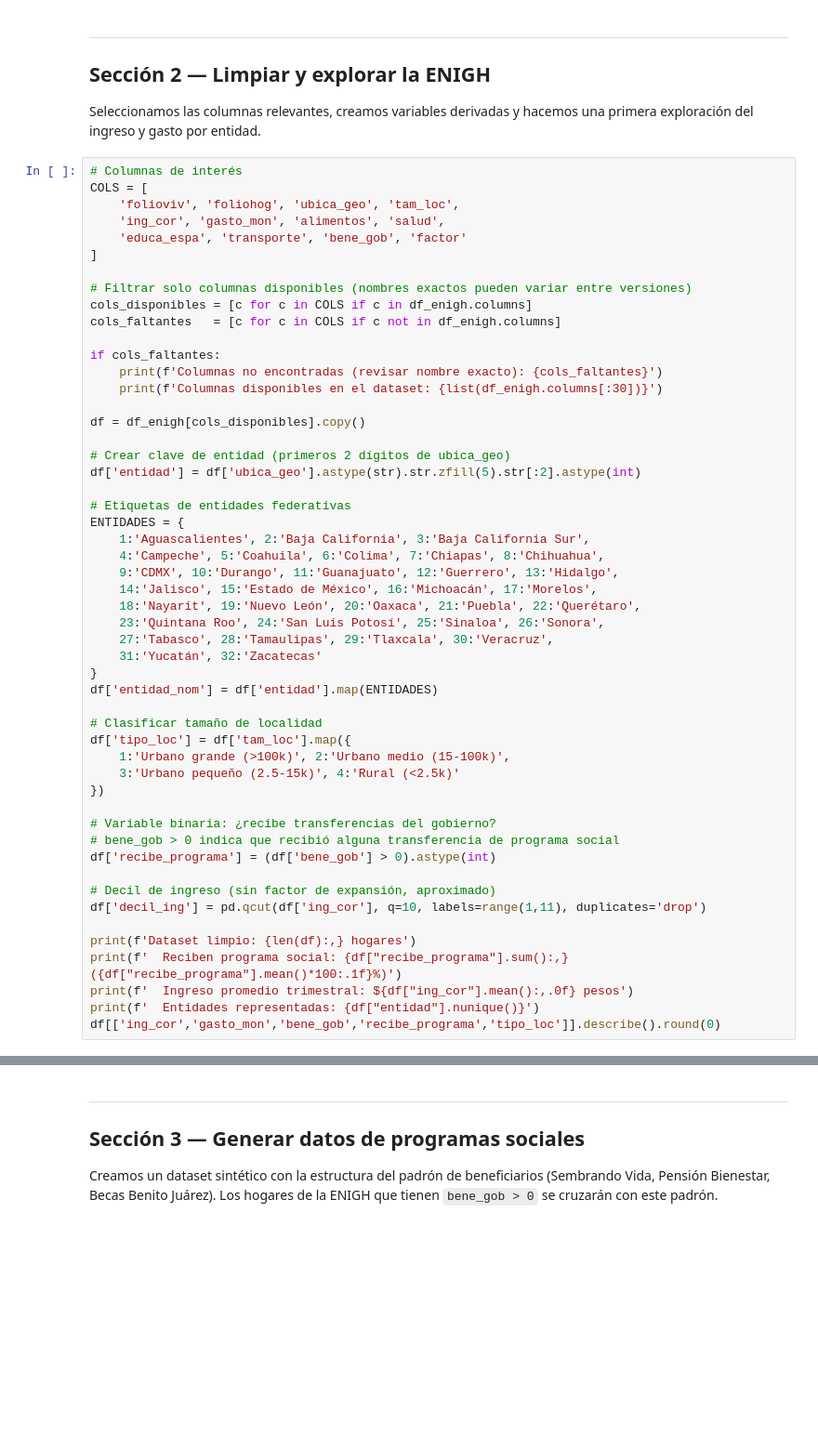
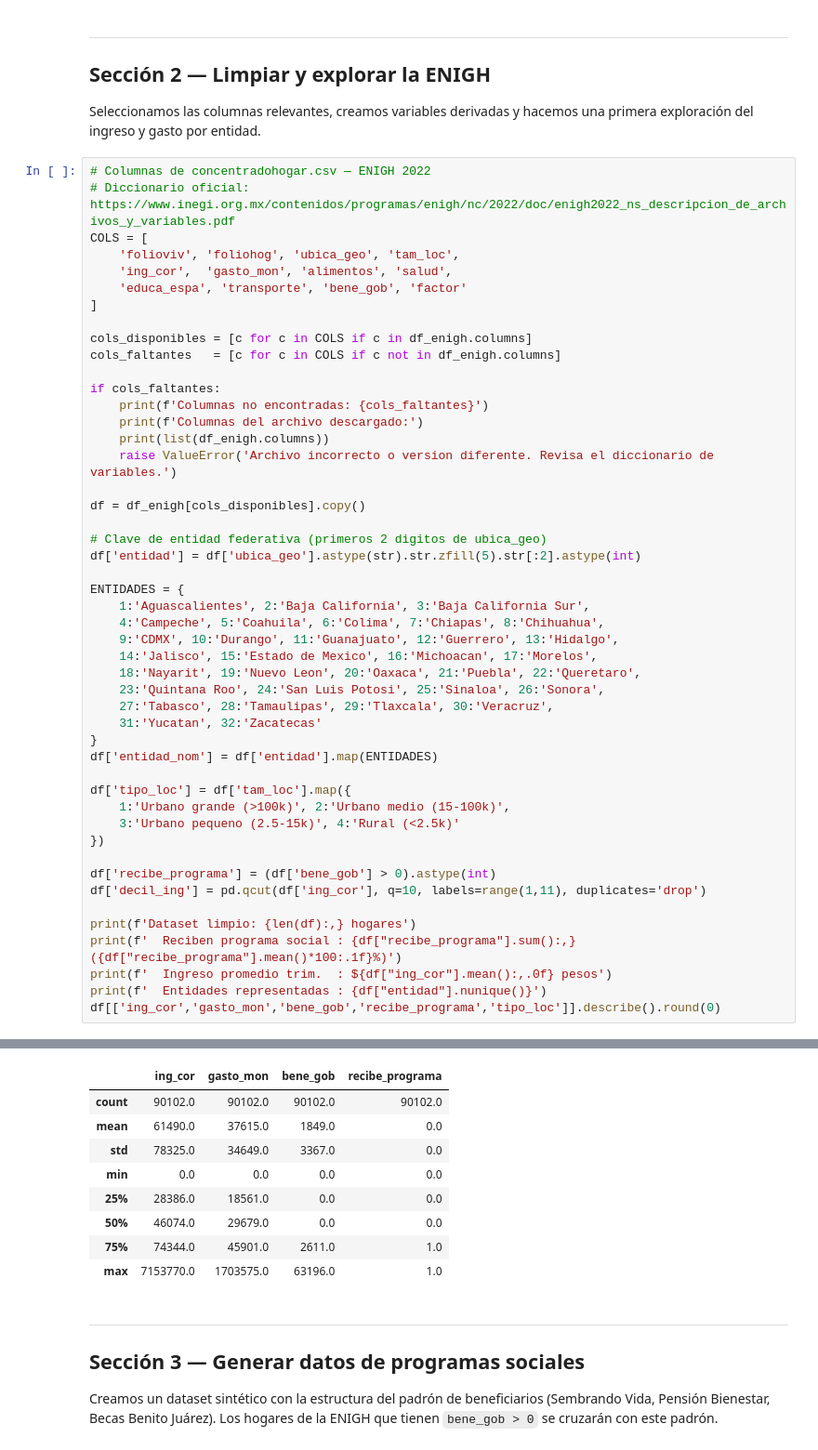
Before and after one commit to LizzieCC/taller_azure, a Jupyter notebook: dia5/dia5_taller.ipynb, the cells around one changed output, grey strips where cells are left out. Shown at 93% size. Drawn from its saved outputs; the diff is of its cells as text; blank space fills up the shorter version.

```diff
--- a/dia5/dia5_taller.ipynb
+++ b/dia5/dia5_taller.ipynb
@@ -127,54 +183,51 @@ print(f'  Filas subidas  : {len(df_enigh):,}')
 Seleccionamos las columnas relevantes, creamos variables derivadas
 y hacemos una primera exploración del ingreso y gasto por entidad.
 # %%
-# Columnas de interés
+# Columnas de concentradohogar.csv — ENIGH 2022
+# Diccionario oficial: https://www.inegi.org.mx/contenidos/programas/enigh/nc/2022/doc/enigh2022_ns_descripcion_de_archivos_y_variables.pdf
 COLS = [
     'folioviv', 'foliohog', 'ubica_geo', 'tam_loc',
-    'ing_cor', 'gasto_mon', 'alimentos', 'salud',
+    'ing_cor',  'gasto_mon', 'alimentos', 'salud',
     'educa_espa', 'transporte', 'bene_gob', 'factor'
 ]
 
-# Filtrar solo columnas disponibles (nombres exactos pueden variar entre versiones)
 cols_disponibles = [c for c in COLS if c in df_enigh.columns]
 cols_faltantes   = [c for c in COLS if c not in df_enigh.columns]
 
 if cols_faltantes:
-    print(f'Columnas no encontradas (revisar nombre exacto): {cols_faltantes}')
-    print(f'Columnas disponibles en el dataset: {list(df_enigh.columns[:30])}')
+    print(f'Columnas no encontradas: {cols_faltantes}')
+    print(f'Columnas del archivo descargado:')
+    print(list(df_enigh.columns))
+    raise ValueError('Archivo incorrecto o version diferente. Revisa el diccionario de variables.')
 
 df = df_enigh[cols_disponibles].copy()
 
-# Crear clave de entidad (primeros 2 dígitos de ubica_geo)
+# Clave de entidad federativa (primeros 2 digitos de ubica_geo)
 df['entidad'] = df['ubica_geo'].astype(str).str.zfill(5).str[:2].astype(int)
 
-# Etiquetas de entidades federativas
 ENTIDADES = {
     1:'Aguascalientes', 2:'Baja California', 3:'Baja California Sur',
     4:'Campeche', 5:'Coahuila', 6:'Colima', 7:'Chiapas', 8:'Chihuahua',
     9:'CDMX', 10:'Durango', 11:'Guanajuato', 12:'Guerrero', 13:'Hidalgo',
-    14:'Jalisco', 15:'Estado de México', 16:'Michoacán', 17:'Morelos',
-    18:'Nayarit', 19:'Nuevo León', 20:'Oaxaca', 21:'Puebla', 22:'Querétaro',
-    23:'Quintana Roo', 24:'San Luis Potosí', 25:'Sinaloa', 26:'Sonora',
+    14:'Jalisco', 15:'Estado de Mexico', 16:'Michoacan', 17:'Morelos',
+    18:'Nayarit', 19:'Nuevo Leon', 20:'Oaxaca', 21:'Puebla', 22:'Queretaro',
+    23:'Quintana Roo', 24:'San Luis Potosi', 25:'Sinaloa', 26:'Sonora',
     27:'Tabasco', 28:'Tamaulipas', 29:'Tlaxcala', 30:'Veracruz',
-    31:'Yucatán', 32:'Zacatecas'
+    31:'Yucatan', 32:'Zacatecas'
 }
 df['entidad_nom'] = df['entidad'].map(ENTIDADES)
 
-# Clasificar tamaño de localidad
 df['tipo_loc'] = df['tam_loc'].map({
     1:'Urbano grande (>100k)', 2:'Urbano medio (15-100k)',
-    3:'Urbano pequeño (2.5-15k)', 4:'Rural (<2.5k)'
+    3:'Urbano pequeno (2.5-15k)', 4:'Rural (<2.5k)'
 })
 
-# Variable binaria: ¿recibe transferencias del gobierno?
-# bene_gob > 0 indica que recibió alguna transferencia de programa social
 df['recibe_programa'] = (df['bene_gob'] > 0).astype(int)
-
-# Decil de ingreso (sin factor de expansión, aproximado)
 df['decil_ing'] = pd.qcut(df['ing_cor'], q=10, labels=range(1,11), duplicates='drop')
 
 print(f'Dataset limpio: {len(df):,} hogares')
-print(f'  Reciben programa social: {df["recibe_programa"].sum():,} ({df["recibe_programa"].mean()*100:.1f}%)')
-print(f'  Ingreso promedio trimestral: ${df["ing_cor"].mean():,.0f} pesos')
-print(f'  Entidades representadas: {df["entidad"].nunique()}')
+print(f'  Reciben programa social : {df["recibe_programa"].sum():,} ({df["recibe_programa"].mean()*100:.1f}%)')
+print(f'  Ingreso promedio trim.  : ${df["ing_cor"].mean():,.0f} pesos')
+print(f'  Entidades representadas : {df["entidad"].nunique()}')
 df[['ing_cor','gasto_mon','bene_gob','recibe_programa','tipo_loc']].describe().round(0)
+# %% [output]
@@ -181,3 +238,12 @@ df[['ing_cor','gasto_mon','bene_gob','recibe_programa','tipo_loc']].describe().r
+|  | ing_cor | gasto_mon | bene_gob | recibe_programa |
+| count | 90102.0 | 90102.0 | 90102.0 | 90102.0 |
+| mean | 61490.0 | 37615.0 | 1849.0 | 0.0 |
+| std | 78325.0 | 34649.0 | 3367.0 | 0.0 |
+| min | 0.0 | 0.0 | 0.0 | 0.0 |
+| 25% | 28386.0 | 18561.0 | 0.0 | 0.0 |
+| 50% | 46074.0 | 29679.0 | 0.0 | 0.0 |
+| 75% | 74344.0 | 45901.0 | 2611.0 | 1.0 |
+| max | 7153770.0 | 1703575.0 | 63196.0 | 1.0 |
 # %% [markdown]
 ---
 ## Sección 3 — Generar datos de programas sociales
```
Also changed, not shown: parts of 5 cells of this notebook, 3 other files.
